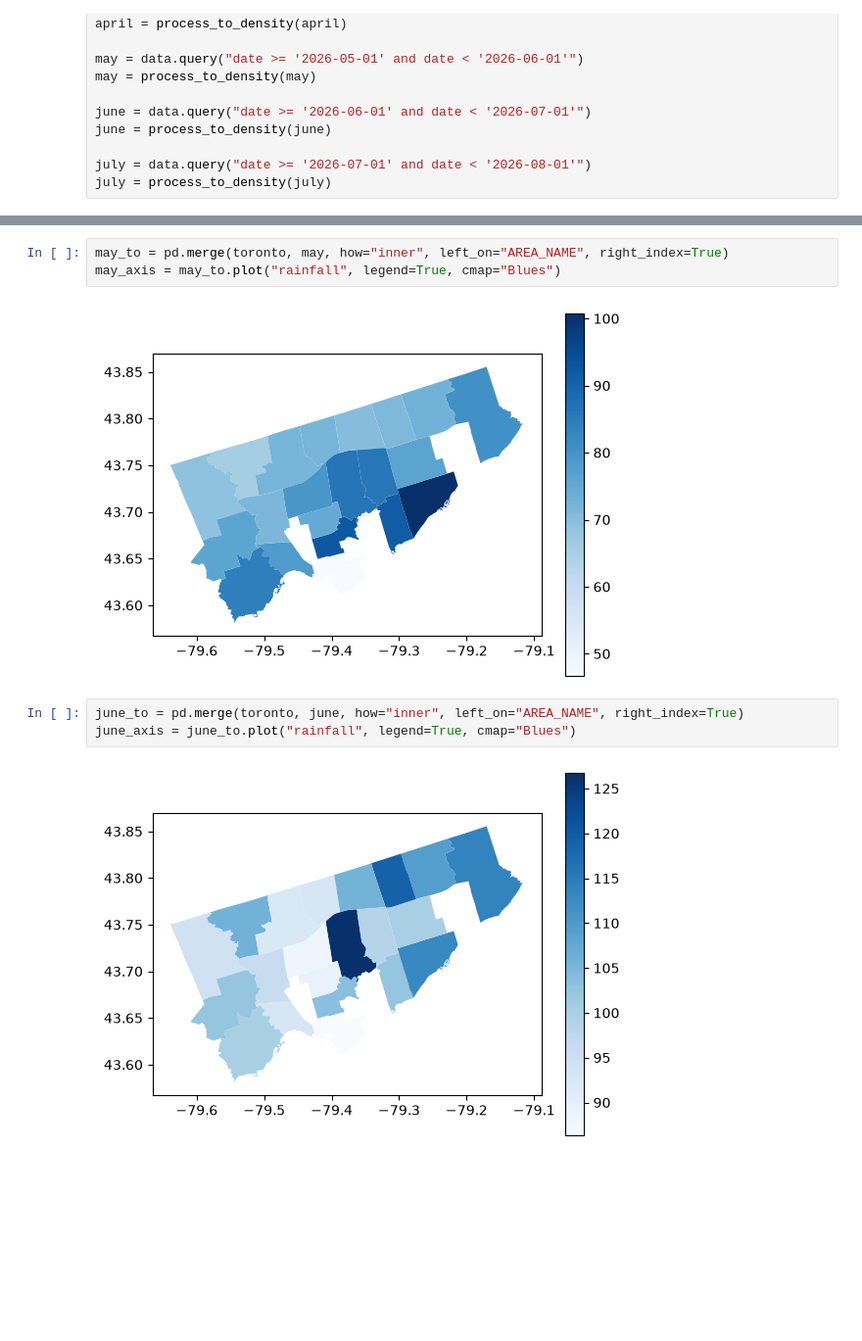
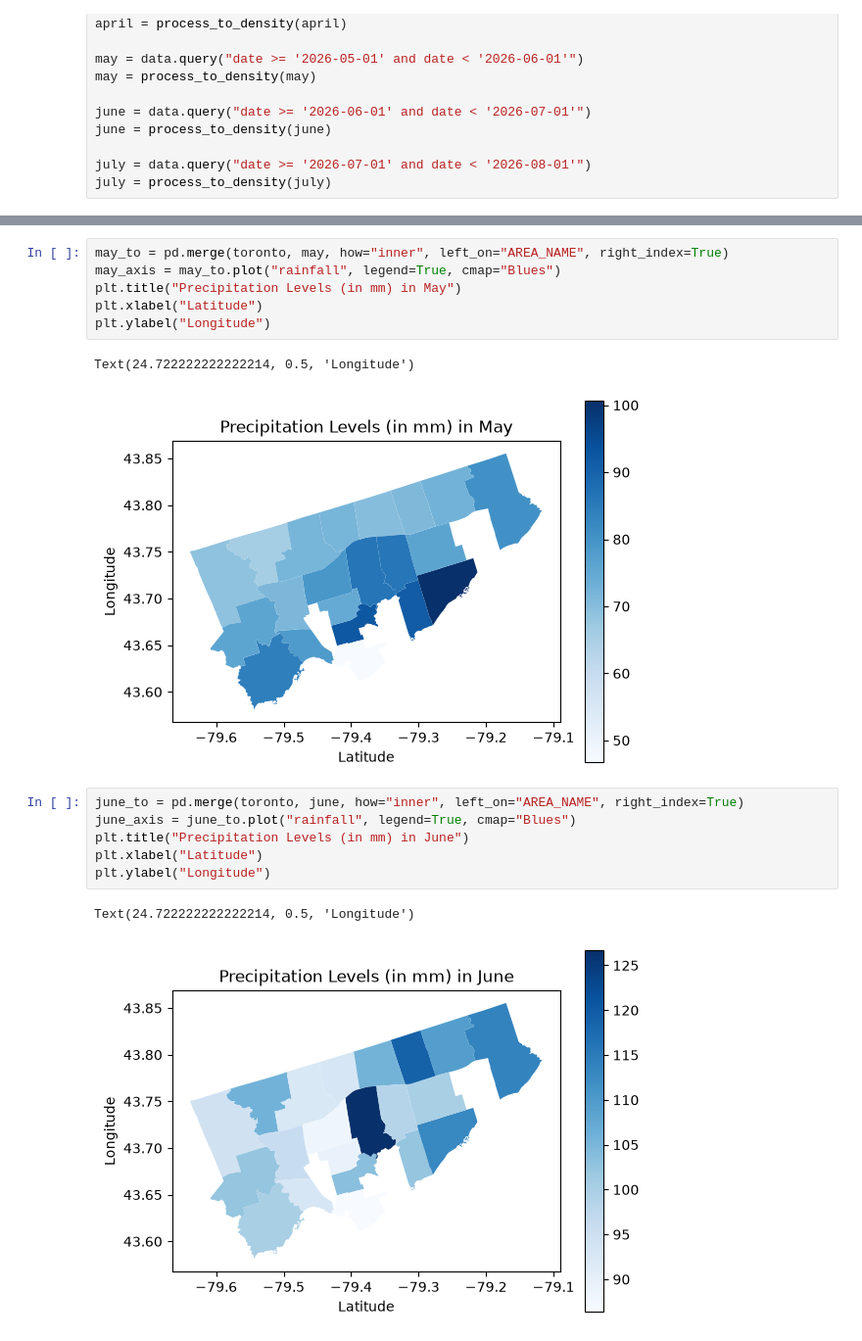
Before and after one commit to smm2005/Rain-Analysis-Toronto, a Jupyter notebook: analysis.ipynb, the cells around one changed output, grey strips where cells are left out. Shown at 98% size. Cells and saved outputs as stored; diff of their text form; blank space fills up the shorter version.

```diff
--- a/analysis.ipynb
+++ b/analysis.ipynb
@@ -115,13 +131,21 @@ april_axis = april_to.plot("rainfall", legend=True, cmap="Blues")
 # %%
 may_to = pd.merge(toronto, may, how="inner", left_on="AREA_NAME", right_index=True)
 may_axis = may_to.plot("rainfall", legend=True, cmap="Blues")
+plt.title("Precipitation Levels (in mm) in May")
+plt.xlabel("Latitude")
+plt.ylabel("Longitude")
 # %% [output]
+Text(24.722222222222214, 0.5, 'Longitude')
-[figure, old version]
+[figure, new version]
 # %%
 june_to = pd.merge(toronto, june, how="inner", left_on="AREA_NAME", right_index=True)
 june_axis = june_to.plot("rainfall", legend=True, cmap="Blues")
+plt.title("Precipitation Levels (in mm) in June")
+plt.xlabel("Latitude")
+plt.ylabel("Longitude")
 # %% [output]
+Text(24.722222222222214, 0.5, 'Longitude')
-[figure, old version]
+[figure, new version]
 # %%
 july_to = pd.merge(toronto, july, how="inner", left_on="AREA_NAME", right_index=True)
 july_axis = july_to.plot("rainfall", legend=True, cmap="Blues")
```
Also changed, not shown: parts of 10 cells of this notebook.
